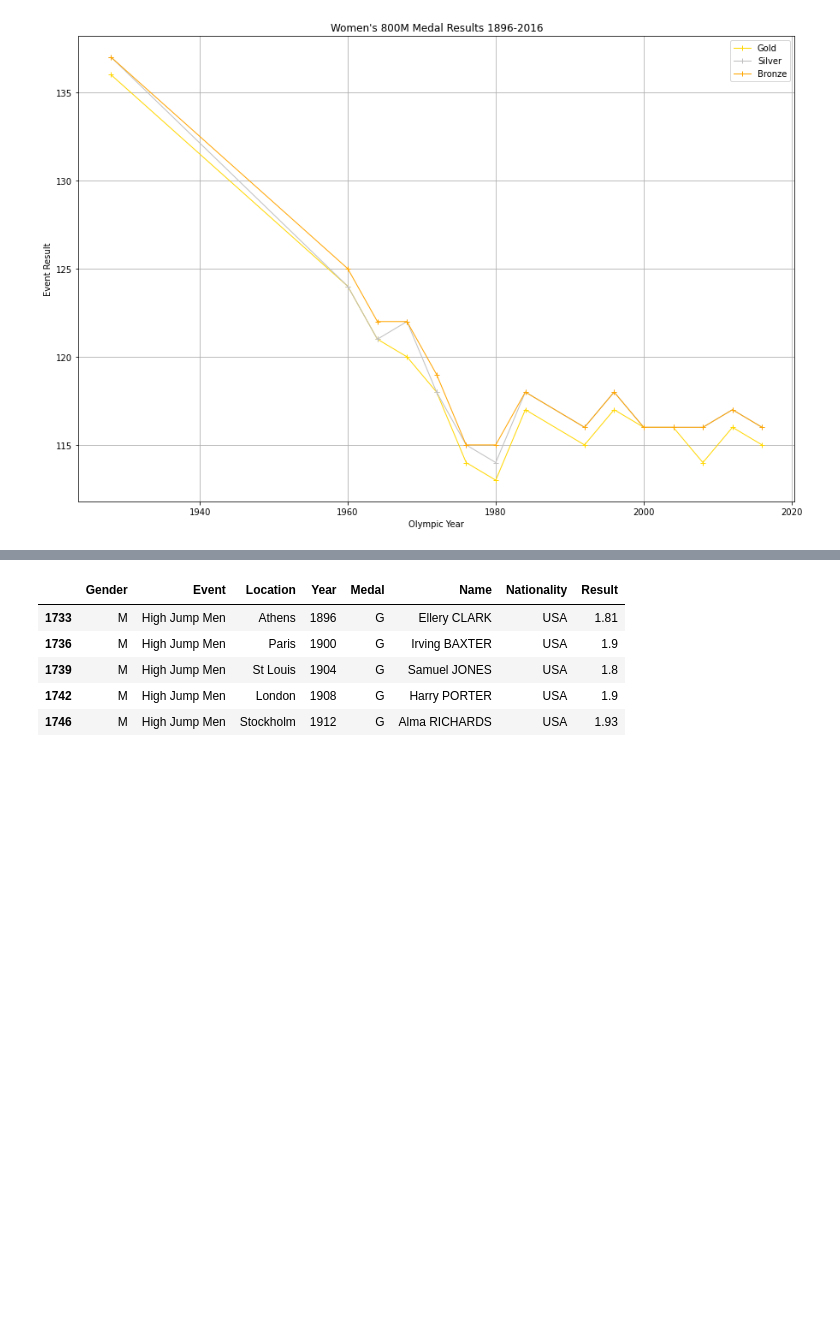
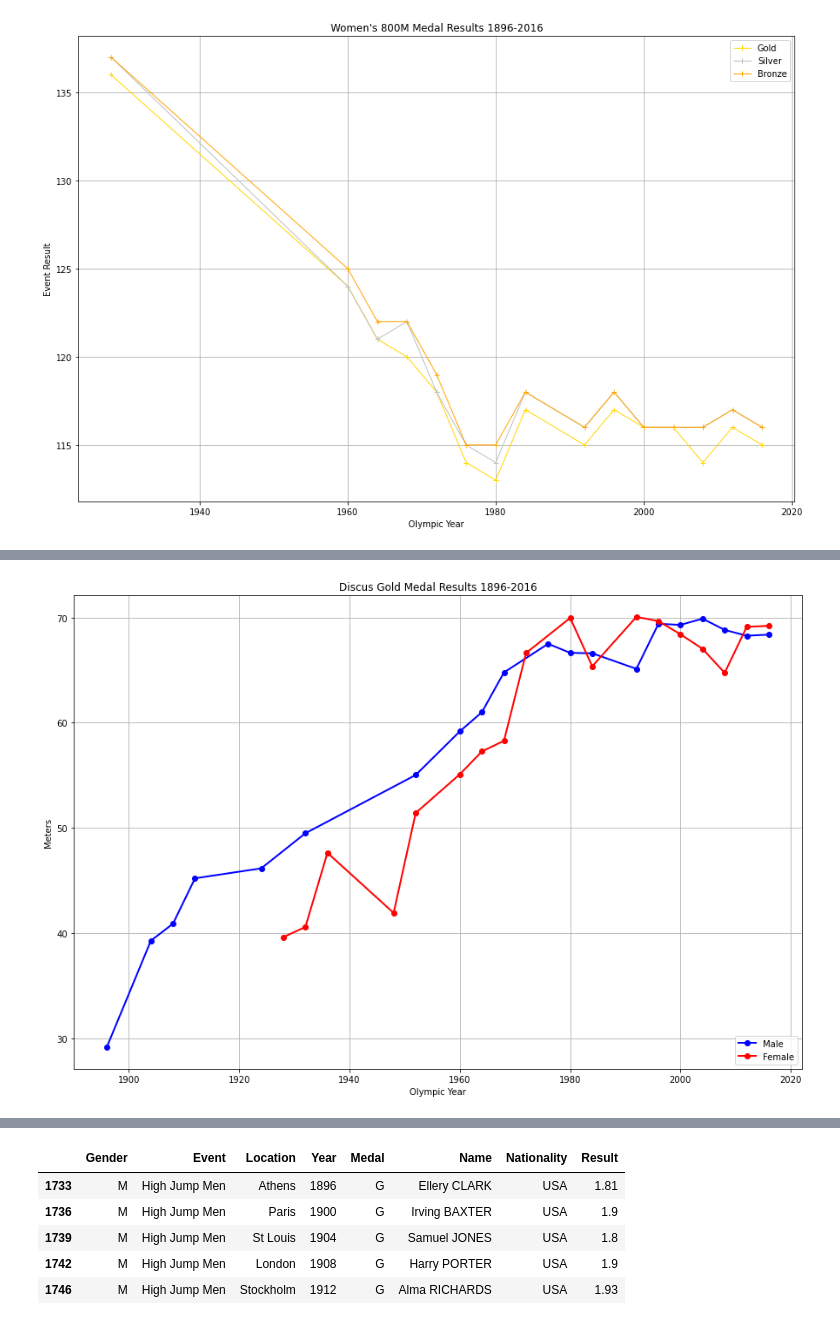
Before and after one commit to dstagner63/Project1, a Jupyter notebook: master_file.ipynb, the cells around one changed output, grey strips where cells are left out. Drawn from its saved outputs; the diff is of its cells as text; code cells hidden in the pictures; blank space fills up the shorter version.

```diff
--- a/master_file.ipynb
+++ b/master_file.ipynb
@@ -351,0 +366,14 @@ plt.show()
+# %%
+#Plot the Discus gold medal male and female results to line graph and save file to output folder
+fig= plt.figure(figsize=(15,10))
+plt.plot(md_gold_df["Year"], md_gold_df["Result"], linewidth=2, marker="o", color="blue", label="Male")
+plt.plot(wd_gold_df["Year"], wd_gold_df["Result"], linewidth=2, marker="o", color="red", label="Female")
+plt.grid()
+plt.legend(loc="lower right")
+plt.title("Discus Gold Medal Results 1896-2016")
+plt.xlabel("Olympic Year")
+plt.ylabel("Meters")
+plt.savefig("Output/Discus Gold Medal Results 1896-2016.png")
+plt.show()
+# %% [output]
+[figure, added]
```
Also changed, not shown: parts of 4 cells of this notebook, 5 other files.
